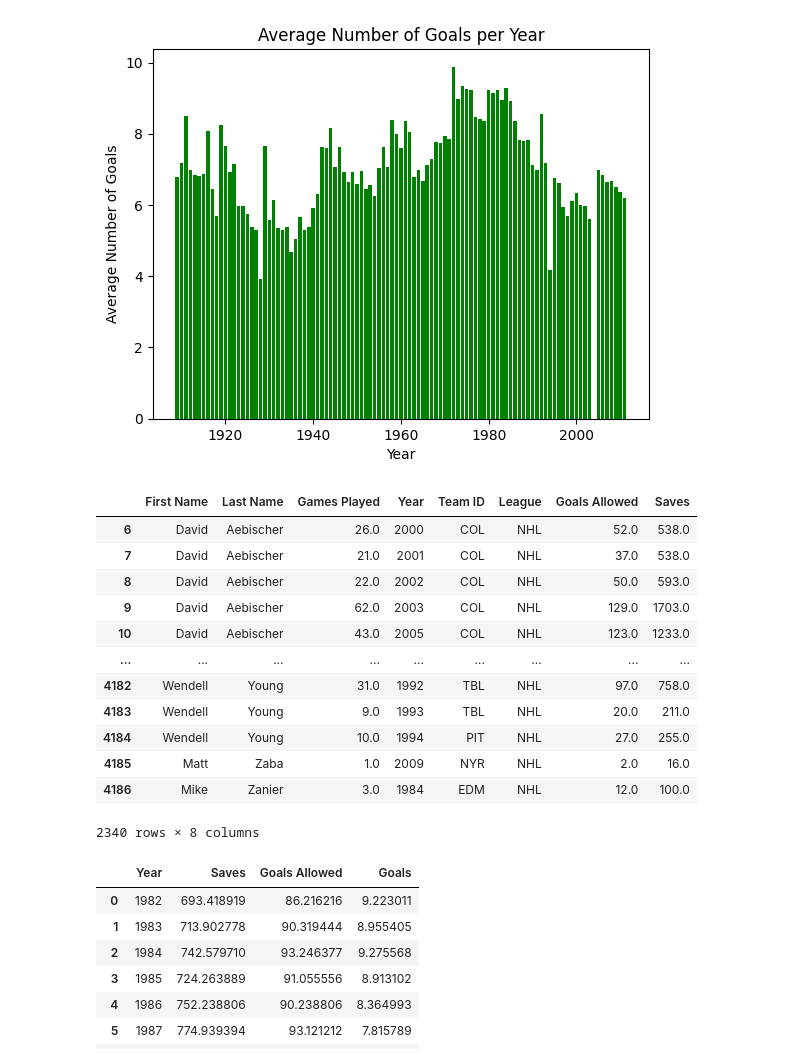
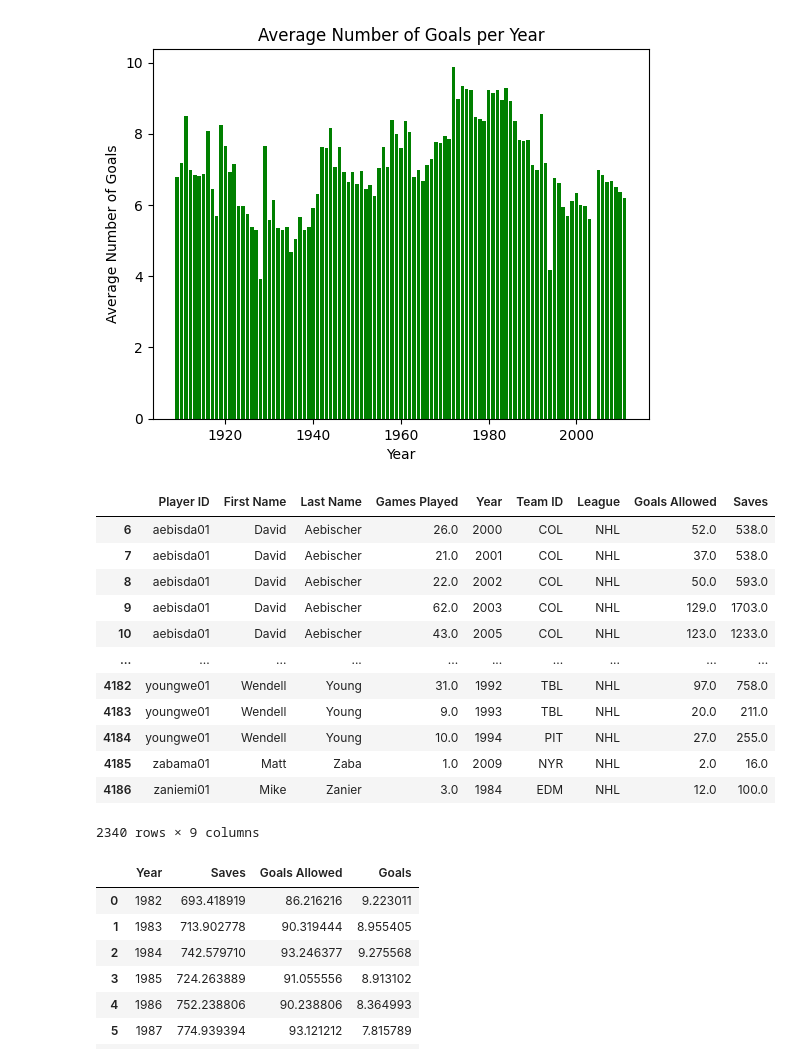
Before and after one commit to samwallach7/Project1-DELTS, a Jupyter notebook: project_1.ipynb, the cells around one changed output. Cells and saved outputs as stored; diff of their text form; code cells hidden in the pictures.

```diff
--- a/project_1.ipynb
+++ b/project_1.ipynb
@@ -147,28 +147,29 @@ plt.show()
 # %%
 #read in the goalie data into a dataframe from a CSV
 goalie_path = Path('hockey_starting_data', 'Goalies.csv')
 goalie_data = pd.read_csv(goalie_path, on_bad_lines='skip')
 goalie_data = pd.merge(goalie_data, name_data, on='playerID')
-#clean dataframe
-goalie_data = goalie_data[['firstName','lastName', 'GP', 'year', 'tmID','lgID','GA','SA']]
-goalie_data=goalie_data.rename(columns={'firstName': 'First Name', 'lastName': 'Last Name', 'GP': 'Games Played', 'year': 'Year', 'tmID':'Team ID', 'lgID':'League', 'GA': 'Goals Allowed', 'SA':'Saves'})
+
+#clean and rename dataframe
+goalie_data = goalie_data[['playerID','firstName','lastName', 'GP', 'year', 'tmID','lgID','GA','SA']]
+goalie_data=goalie_data.rename(columns={'playerID':'Player ID', 'firstName': 'First Name', 'lastName': 'Last Name', 'GP': 'Games Played', 'year': 'Year', 'tmID':'Team ID', 'lgID':'League', 'GA': 'Goals Allowed', 'SA':'Saves'})
 goalie_data = goalie_data.dropna()
 goalie_data = goalie_data[goalie_data['League']=='NHL']
 goalie_data
 # %% [output]
-|  | First Name | Last Name | Games Played | Year | Team ID | League | Goals Allowed | Saves |
-| 6 | David | Aebischer | 26.0 | 2000 | COL | NHL | 52.0 | 538.0 |
-| 7 | David | Aebischer | 21.0 | 2001 | COL | NHL | 37.0 | 538.0 |
-| 8 | David | Aebischer | 22.0 | 2002 | COL | NHL | 50.0 | 593.0 |
-| 9 | David | Aebischer | 62.0 | 2003 | COL | NHL | 129.0 | 1703.0 |
-| 10 | David | Aebischer | 43.0 | 2005 | COL | NHL | 123.0 | 1233.0 |
-| ... | ... | ... | ... | ... | ... | ... | ... | ... |
-| 4182 | Wendell | Young | 31.0 | 1992 | TBL | NHL | 97.0 | 758.0 |
-| 4183 | Wendell | Young | 9.0 | 1993 | TBL | NHL | 20.0 | 211.0 |
-| 4184 | Wendell | Young | 10.0 | 1994 | PIT | NHL | 27.0 | 255.0 |
-| 4185 | Matt | Zaba | 1.0 | 2009 | NYR | NHL | 2.0 | 16.0 |
-| 4186 | Mike | Zanier | 3.0 | 1984 | EDM | NHL | 12.0 | 100.0 |
+|  | Player ID | First Name | Last Name | Games Played | Year | Team ID | League | Goals Allowed | Saves |
+| 6 | aebisda01 | David | Aebischer | 26.0 | 2000 | COL | NHL | 52.0 | 538.0 |
+| 7 | aebisda01 | David | Aebischer | 21.0 | 2001 | COL | NHL | 37.0 | 538.0 |
+| 8 | aebisda01 | David | Aebischer | 22.0 | 2002 | COL | NHL | 50.0 | 593.0 |
+| 9 | aebisda01 | David | Aebischer | 62.0 | 2003 | COL | NHL | 129.0 | 1703.0 |
+| 10 | aebisda01 | David | Aebischer | 43.0 | 2005 | COL | NHL | 123.0 | 1233.0 |
+| ... | ... | ... | ... | ... | ... | ... | ... | ... | ... |
+| 4182 | youngwe01 | Wendell | Young | 31.0 | 1992 | TBL | NHL | 97.0 | 758.0 |
+| 4183 | youngwe01 | Wendell | Young | 9.0 | 1993 | TBL | NHL | 20.0 | 211.0 |
+| 4184 | youngwe01 | Wendell | Young | 10.0 | 1994 | PIT | NHL | 27.0 | 255.0 |
+| 4185 | zabama01 | Matt | Zaba | 1.0 | 2009 | NYR | NHL | 2.0 | 16.0 |
+| 4186 | zaniemi01 | Mike | Zanier | 3.0 | 1984 | EDM | NHL | 12.0 | 100.0 |
-2340 rows × 8 columns
+2340 rows × 9 columns
 # %%
 #create a dataframe that gets the avg player statistics by year
 avg_ga  =goalie_data.groupby('Year')['Goals Allowed'].mean()
```
Also changed, not shown: parts of 1 cell of this notebook.
